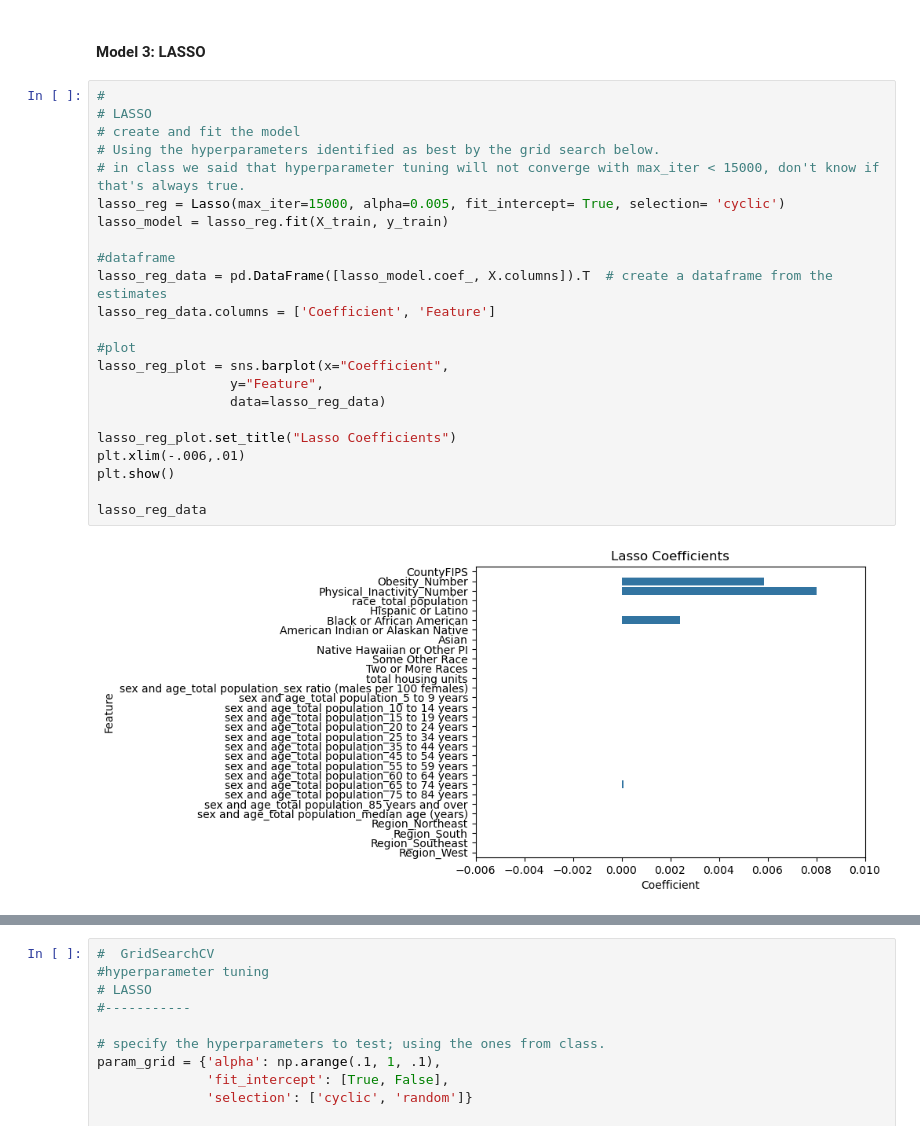
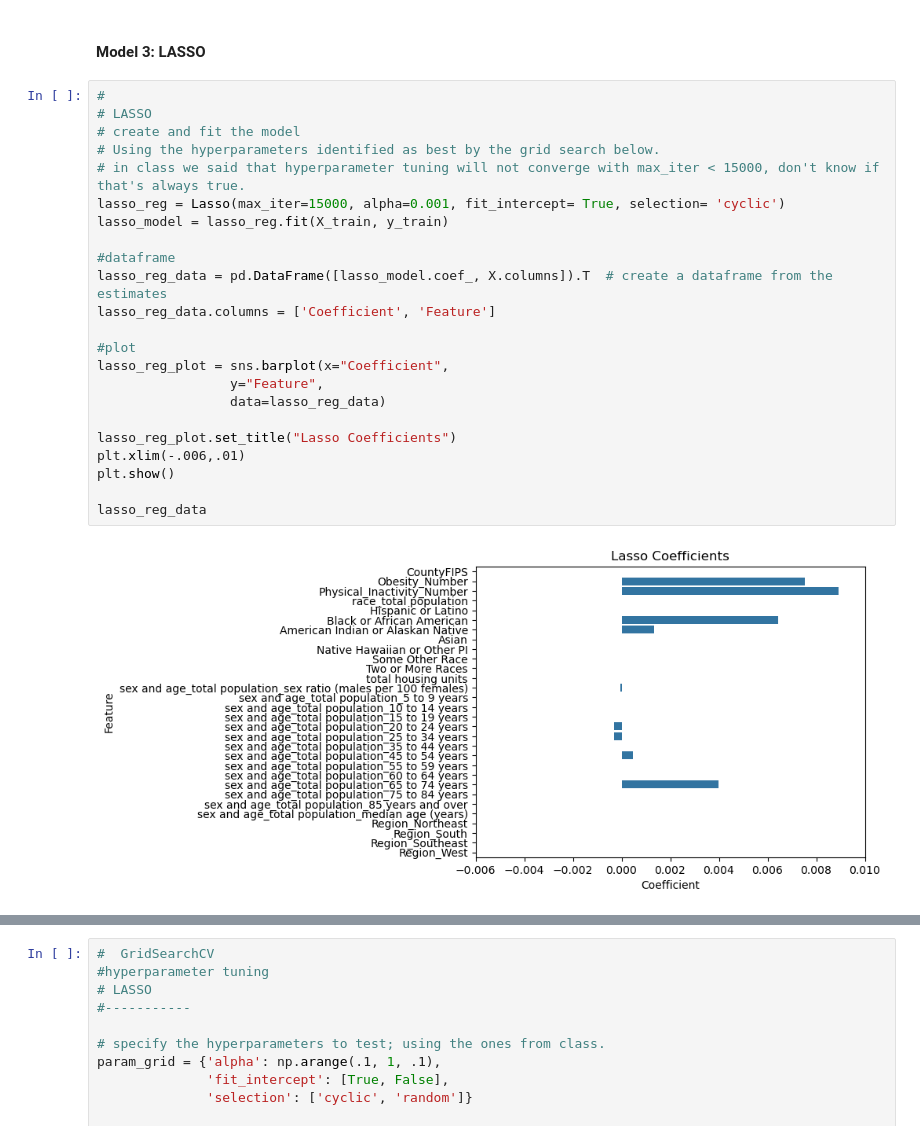
Before and after one commit to nereidagra/Computational-Social-Science-Projects, a Jupyter notebook: Project 2/Project 2 Nereida Heller.ipynb, the cells around one changed output, grey strips where cells are left out. Cells and saved outputs as stored; diff of their text form.

```diff
--- a/Project 2/Project 2 Nereida Heller.ipynb
+++ b/Project 2/Project 2 Nereida Heller.ipynb
@@ -1147,26 +1240,26 @@ Validation RMSE 0.01922522666949808
 # %%
 #
 # LASSO
 # create and fit the model
 # Using the hyperparameters identified as best by the grid search below.
 # in class we said that hyperparameter tuning will not converge with max_iter < 15000, don't know if that's always true.
-lasso_reg = Lasso(max_iter=15000, alpha=0.005, fit_intercept= True, selection= 'cyclic')
+lasso_reg = Lasso(max_iter=15000, alpha=0.001, fit_intercept= True, selection= 'cyclic')
 lasso_model = lasso_reg.fit(X_train, y_train)
 
 #dataframe
 lasso_reg_data = pd.DataFrame([lasso_model.coef_, X.columns]).T  # create a dataframe from the estimates
 lasso_reg_data.columns = ['Coefficient', 'Feature']
 
 #plot
 lasso_reg_plot = sns.barplot(x="Coefficient",
                  y="Feature",
                  data=lasso_reg_data)
 
 lasso_reg_plot.set_title("Lasso Coefficients")
 plt.xlim(-.006,.01)
 plt.show()
 
 lasso_reg_data
 # %% [output]
-[figure, old version]
+[figure, new version]
 |  | Coefficient | Feature |
```
Also changed, not shown: parts of 25 cells of this notebook.
